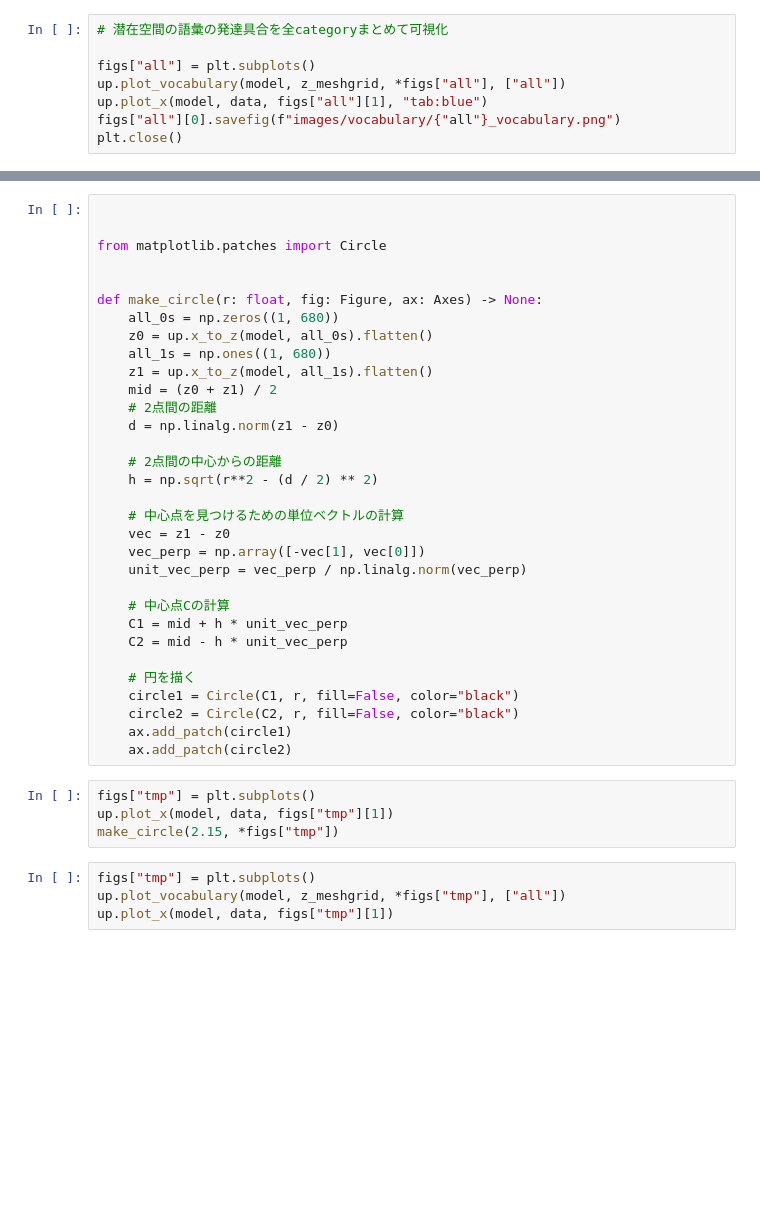
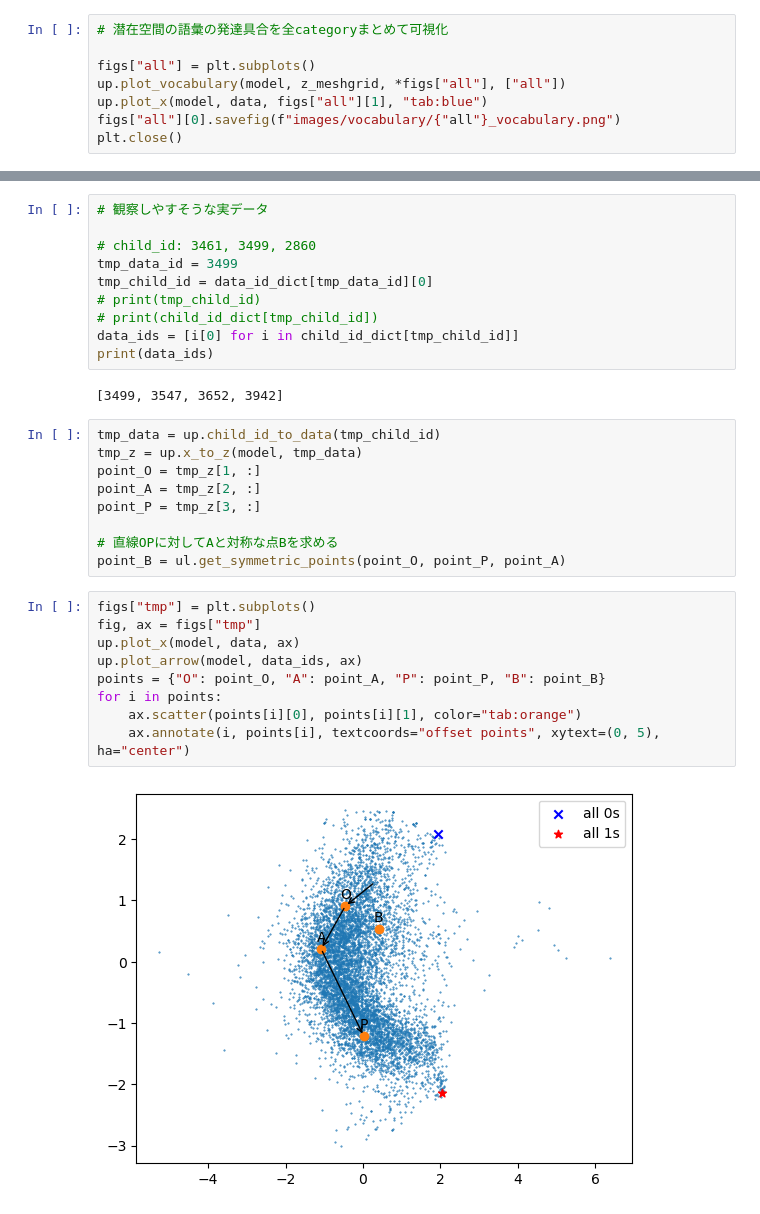
Before and after one commit to kjqw/wordbank, a Jupyter notebook: analyze_model.ipynb, the cells around one changed output, grey strips where cells are left out. Drawn from its saved outputs; the diff is of its cells as text; blank space fills up the shorter version.

```diff
--- a/analyze_model.ipynb
+++ b/analyze_model.ipynb
@@ -86,40 +113,32 @@ for i in datas:
-# %%
-
-
-from matplotlib.patches import Circle
-
-
-def make_circle(r: float, fig: Figure, ax: Axes) -> None:
-    all_0s = np.zeros((1, 680))
-    z0 = up.x_to_z(model, all_0s).flatten()
-    all_1s = np.ones((1, 680))
-    z1 = up.x_to_z(model, all_1s).flatten()
-    mid = (z0 + z1) / 2
-    # 2点間の距離
-    d = np.linalg.norm(z1 - z0)
-
-    # 2点間の中心からの距離
-    h = np.sqrt(r**2 - (d / 2) ** 2)
-
-    # 中心点を見つけるための単位ベクトルの計算
-    vec = z1 - z0
-    vec_perp = np.array([-vec[1], vec[0]])
-    unit_vec_perp = vec_perp / np.linalg.norm(vec_perp)
-
-    # 中心点Cの計算
-    C1 = mid + h * unit_vec_perp
-    C2 = mid - h * unit_vec_perp
-
-    # 円を描く
-    circle1 = Circle(C1, r, fill=False, color="black")
-    circle2 = Circle(C2, r, fill=False, color="black")
-    ax.add_patch(circle1)
-    ax.add_patch(circle2)
-# %%
-figs["tmp"] = plt.subplots()
-up.plot_x(model, data, figs["tmp"][1])
-make_circle(2.15, *figs["tmp"])
-# %%
-figs["tmp"] = plt.subplots()
-up.plot_vocabulary(model, z_meshgrid, *figs["tmp"], ["all"])
-up.plot_x(model, data, figs["tmp"][1])
+# %%
+# 観察しやすそうな実データ
+
+# child_id: 3461, 3499, 2860
+tmp_data_id = 3499
+tmp_child_id = data_id_dict[tmp_data_id][0]
+# print(tmp_child_id)
+# print(child_id_dict[tmp_child_id])
+data_ids = [i[0] for i in child_id_dict[tmp_child_id]]
+print(data_ids)
+# %% [output]
+[3499, 3547, 3652, 3942]
+# %%
+tmp_data = up.child_id_to_data(tmp_child_id)
+tmp_z = up.x_to_z(model, tmp_data)
+point_O = tmp_z[1, :]
+point_A = tmp_z[2, :]
+point_P = tmp_z[3, :]
+
+# 直線OPに対してAと対称な点Bを求める
+point_B = ul.get_symmetric_points(point_O, point_P, point_A)
+# %%
+figs["tmp"] = plt.subplots()
+fig, ax = figs["tmp"]
+up.plot_x(model, data, ax)
+up.plot_arrow(model, data_ids, ax)
+points = {"O": point_O, "A": point_A, "P": point_P, "B": point_B}
+for i in points:
+    ax.scatter(points[i][0], points[i][1], color="tab:orange")
+    ax.annotate(i, points[i], textcoords="offset points", xytext=(0, 5), ha="center")
+# %% [output]
+[figure, added]
```
Also changed, not shown: parts of 5 cells of this notebook, 1 other file.
